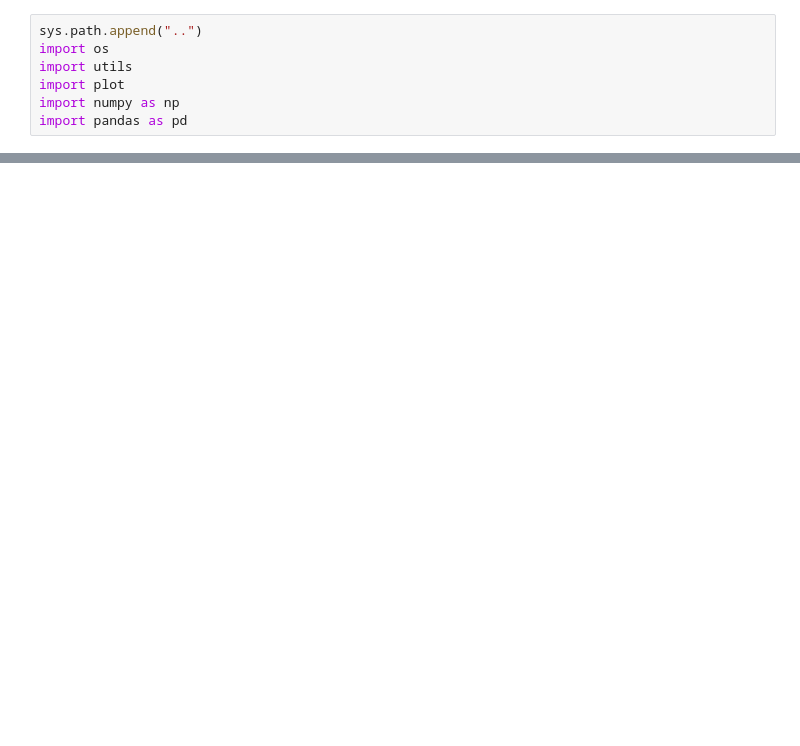
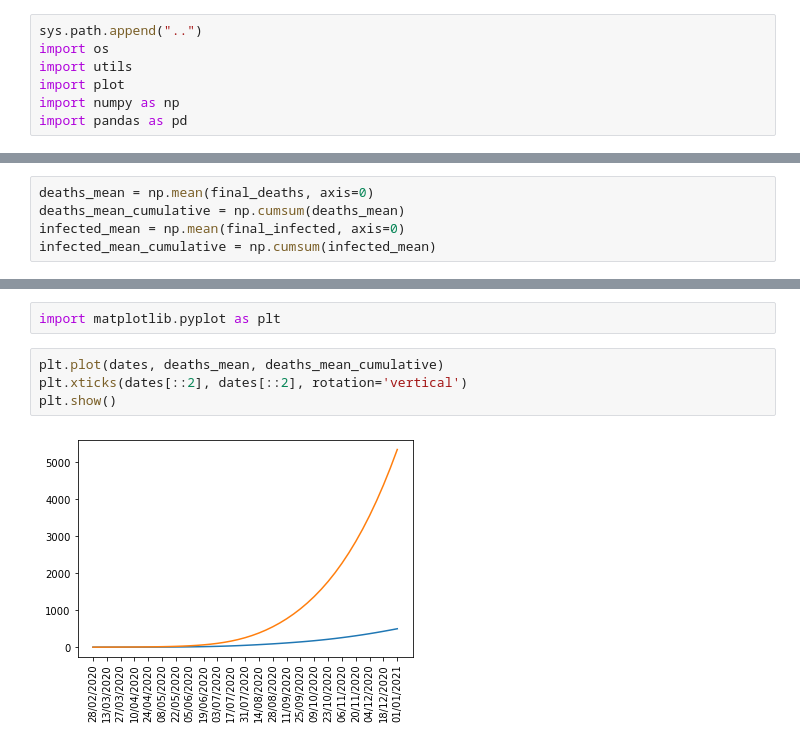
Before and after one commit to bendiknordeng/Epidemiologic-Strategies, a Jupyter notebook: notebooks/read_simulations_output.ipynb, the cells around one changed output, grey strips where cells are left out. Cells and saved outputs as stored; diff of their text form; blank space fills up the shorter version.

```diff
--- a/notebooks/read_simulations_output.ipynb
+++ b/notebooks/read_simulations_output.ipynb
@@ -21,0 +38,5 @@ R_effs = utils.read_pickle(mdp_reffs_path)
+# %%
+deaths_mean = np.mean(final_deaths, axis=0)
+deaths_mean_cumulative = np.cumsum(deaths_mean)
+infected_mean = np.mean(final_infected, axis=0)
+infected_mean_cumulative = np.cumsum(infected_mean)
@@ -21,0 +58,8 @@ R_effs = utils.read_pickle(mdp_reffs_path)
+# %%
+import matplotlib.pyplot as plt
+# %%
+plt.plot(dates, deaths_mean, deaths_mean_cumulative)
+plt.xticks(dates[::2], dates[::2], rotation='vertical')
+plt.show()
+# %% [output]
+[figure, added]
```
Also changed, not shown: parts of 7 cells of this notebook, 3 other files.
